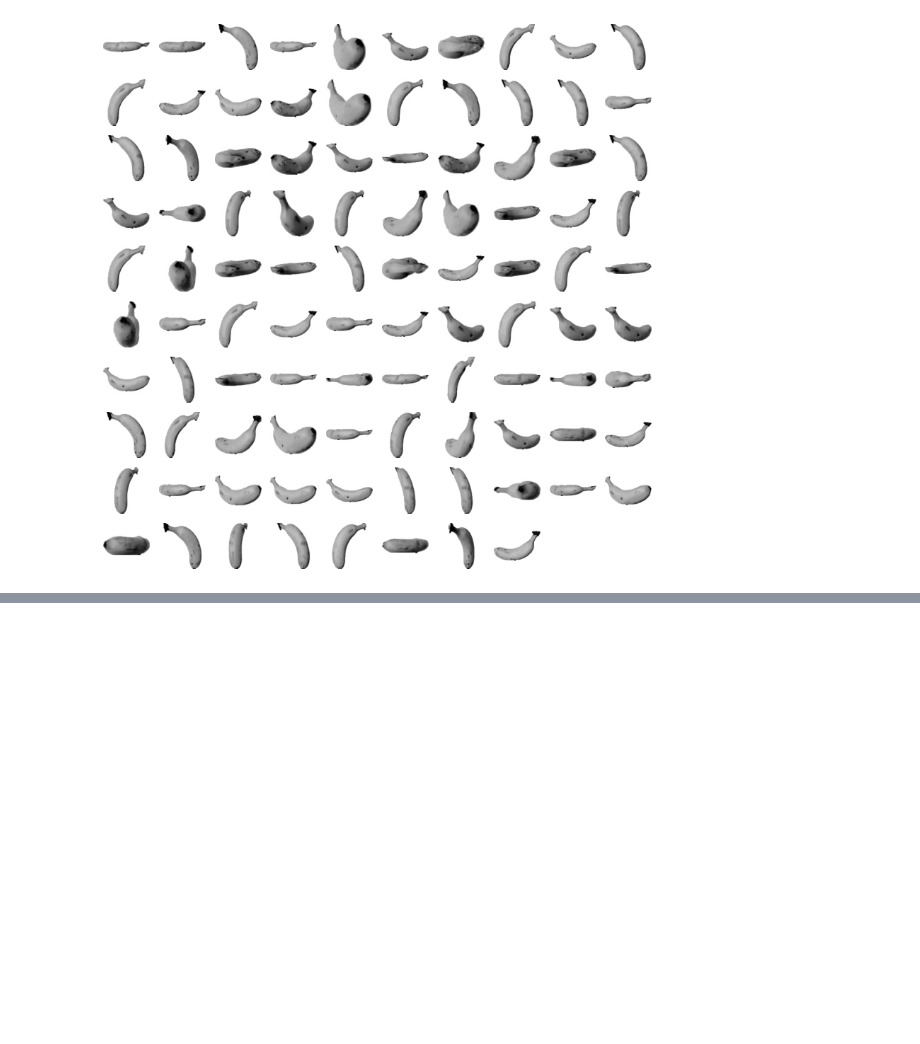
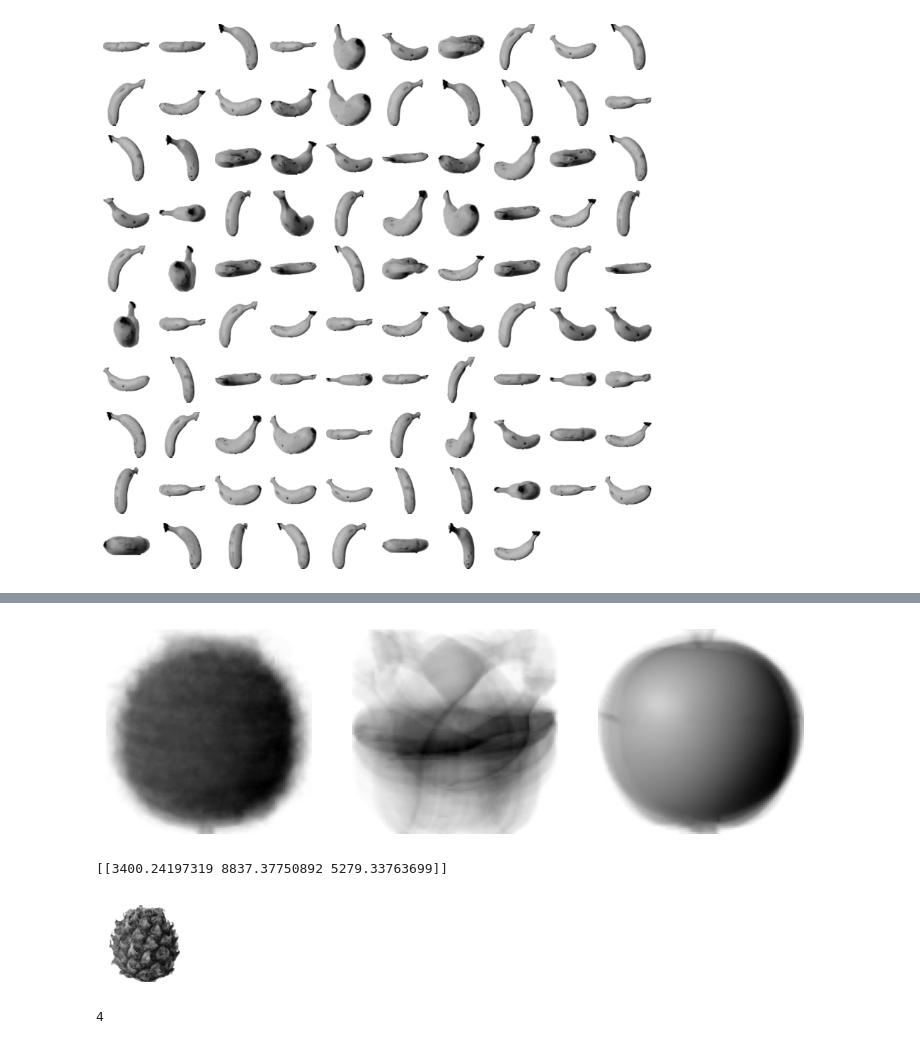
Before and after one commit to osoohynn/image-classification, a Jupyter notebook: k_mean.ipynb, the cells around one changed output, grey strips where cells are left out. Drawn from its saved outputs; the diff is of its cells as text; code cells hidden in the pictures; blank space fills up the shorter version.

Commit message:
cluster

```diff
--- a/k_mean.ipynb
+++ b/k_mean.ipynb
@@ -78,0 +86,16 @@ draw_fruits(fruits[km.labels_==1])
+# %%
+draw_fruits(km.cluster_centers_.reshape(-1, 100, 100), ratio=3)
+# %% [output]
+[figure, added]
+# %%
+print(km.transform(fruits_2d[100:101]))
+# %% [output]
+[[3400.24197319 8837.37750892 5279.33763699]]
+# %%
+draw_fruits(fruits[100:101])
+# %% [output]
+[figure, added]
+# %%
+print(km.n_iter_) # 분류를 반복한 횟수
+# %% [output]
+4
```
Also changed, not shown: parts of 3 cells of this notebook.
